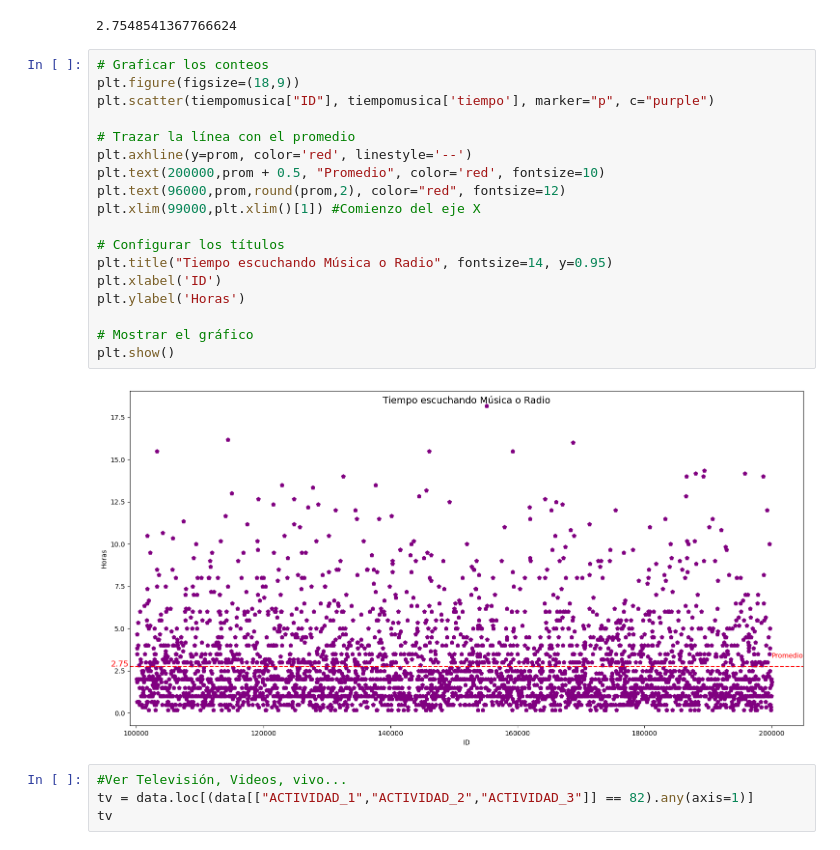
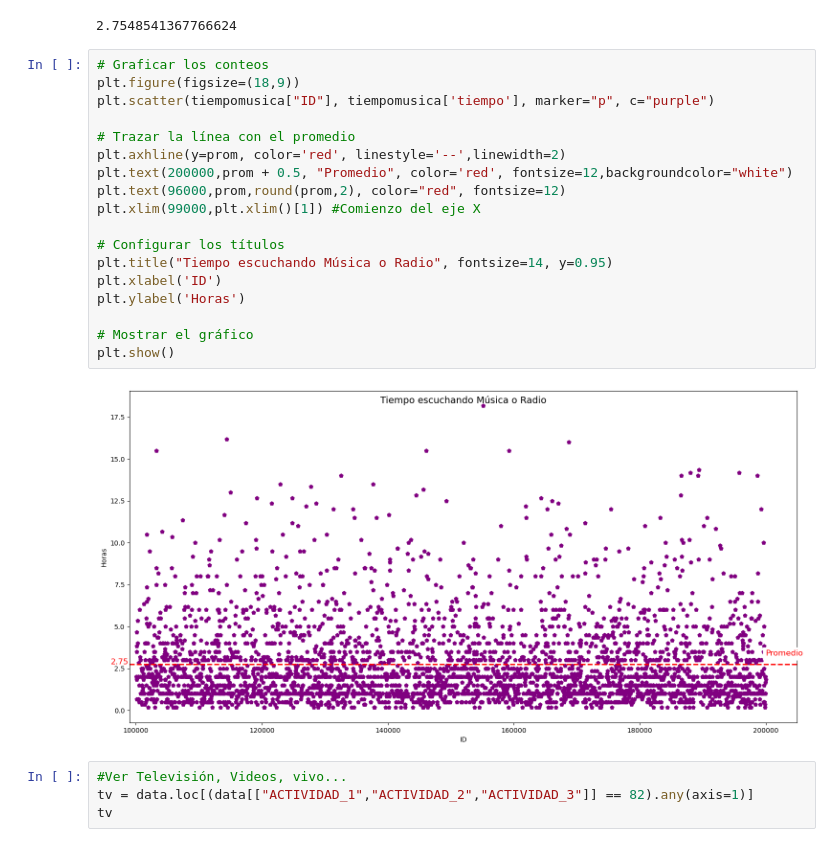
Before and after one commit to marcosbutti/Uso-del-Tiempo, a Jupyter notebook: Uso_del_Tiempo.ipynb, the cells around one changed output. Cells and saved outputs as stored; diff of their text form.

```diff
--- a/Uso_del_Tiempo.ipynb
+++ b/Uso_del_Tiempo.ipynb
@@ -489,23 +488,23 @@ prom
 # %%
 # Graficar los conteos
 plt.figure(figsize=(18,9))
 plt.scatter(tiempomusica["ID"], tiempomusica['tiempo'], marker="p", c="purple")
 
 # Trazar la línea con el promedio
-plt.axhline(y=prom, color='red', linestyle='--')
-plt.text(200000,prom + 0.5, "Promedio", color='red', fontsize=10)
+plt.axhline(y=prom, color='red', linestyle='--',linewidth=2)
+plt.text(200000,prom + 0.5, "Promedio", color='red', fontsize=12,backgroundcolor="white")
 plt.text(96000,prom,round(prom,2), color="red", fontsize=12)
 plt.xlim(99000,plt.xlim()[1]) #Comienzo del eje X
 
 # Configurar los títulos
 plt.title("Tiempo escuchando Música o Radio", fontsize=14, y=0.95)
 plt.xlabel('ID')
 plt.ylabel('Horas')
 
 # Mostrar el gráfico
 plt.show()
 # %% [output]
-[figure, old version]
+[figure, new version]
 # %%
 #Ver Televisión, Videos, vivo...
 tv = data.loc[(data[["ACTIVIDAD_1","ACTIVIDAD_2","ACTIVIDAD_3"]] == 82).any(axis=1)]
```
Also changed, not shown: parts of 17 cells of this notebook.
